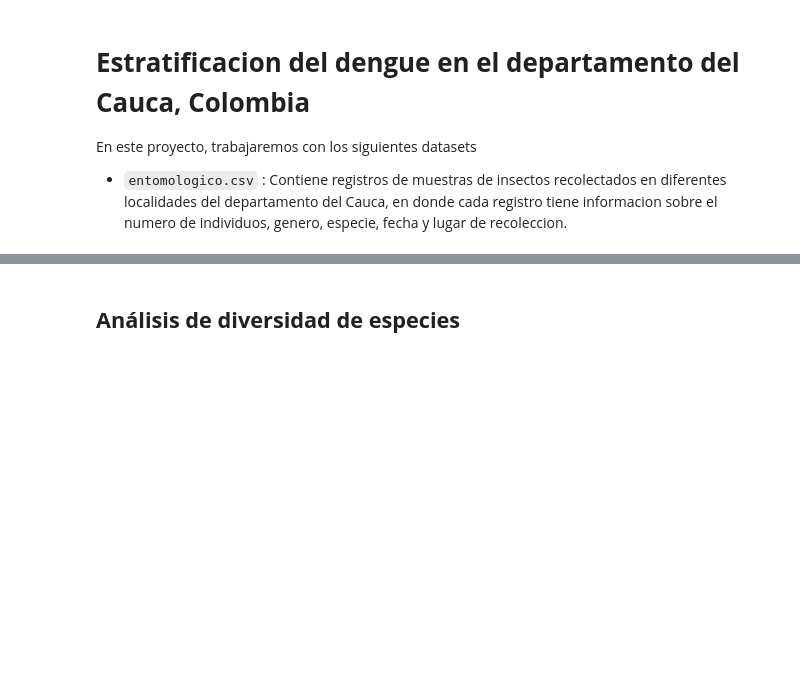
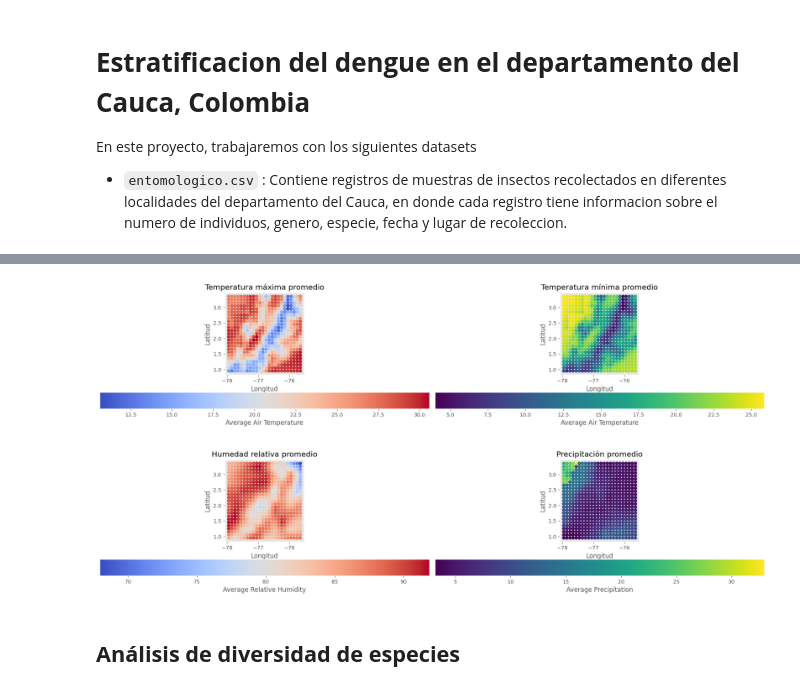
Before and after one commit to Zaprovic/bootcamp-data-analysis, a Jupyter notebook: src/dengue.ipynb, the cells around one changed output, grey strips where cells are left out. Saved outputs shown, nothing was run; the diff lists cells and outputs as text; code cells hidden in the pictures; blank space fills up the shorter version.

Commit message:
added heatmaps for avg meteorological measures

```diff
--- a/src/dengue.ipynb
+++ b/src/dengue.ipynb
@@ -17,3 +99,29 @@ df = pd.read_csv('../data/entomologico.csv')
+# %%
+df_humedad_relativa_grouped = group_by_coordinates(df_humedad_relativa, 'relative_humidity')
+df_precipitacion_grouped = group_by_coordinates(df_precipitacion, 'precipitation')
+df_temp_max_grouped = group_by_coordinates(df_temp_max, 'air_temperature')
+df_temp_min_grouped = group_by_coordinates(df_temp_min, 'air_temperature')
+
+plot_geographic_variables(
+    dataframes=[df_temp_max_grouped, df_temp_min_grouped],
+    value_columns=['air_temperature', 'air_temperature'],
+    titles=['Temperatura máxima promedio', 'Temperatura mínima promedio'],
+    cmaps=['coolwarm', 'viridis']
+)
+
+plt.show()
+
+plot_geographic_variables(
+    dataframes=[df_humedad_relativa_grouped, df_precipitacion_grouped],
+    value_columns=['relative_humidity', 'precipitation'],
+    titles=['Humedad relativa promedio', 'Precipitación promedio'],
+    cmaps=['coolwarm', 'viridis']
+)
+
+plt.show()
+# %% [output]
+[figure, added]
+[figure, added]
 # %% [markdown]
 ## **Análisis de diversidad de especies**
 # %% [markdown]
```
Also changed, not shown: parts of 13 cells of this notebook, 4 other files.
